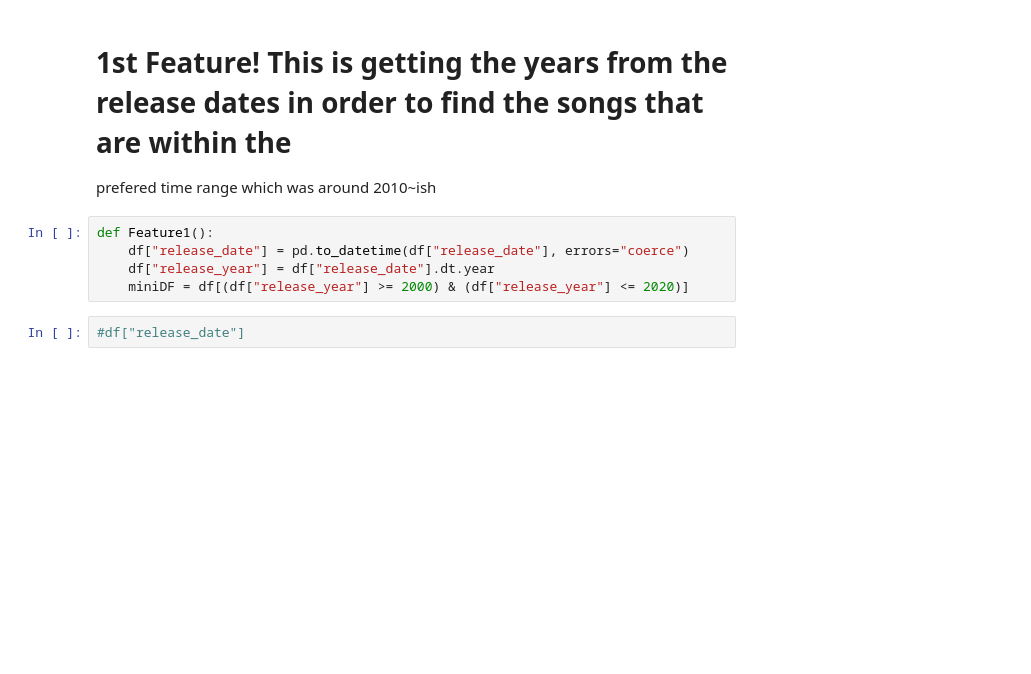
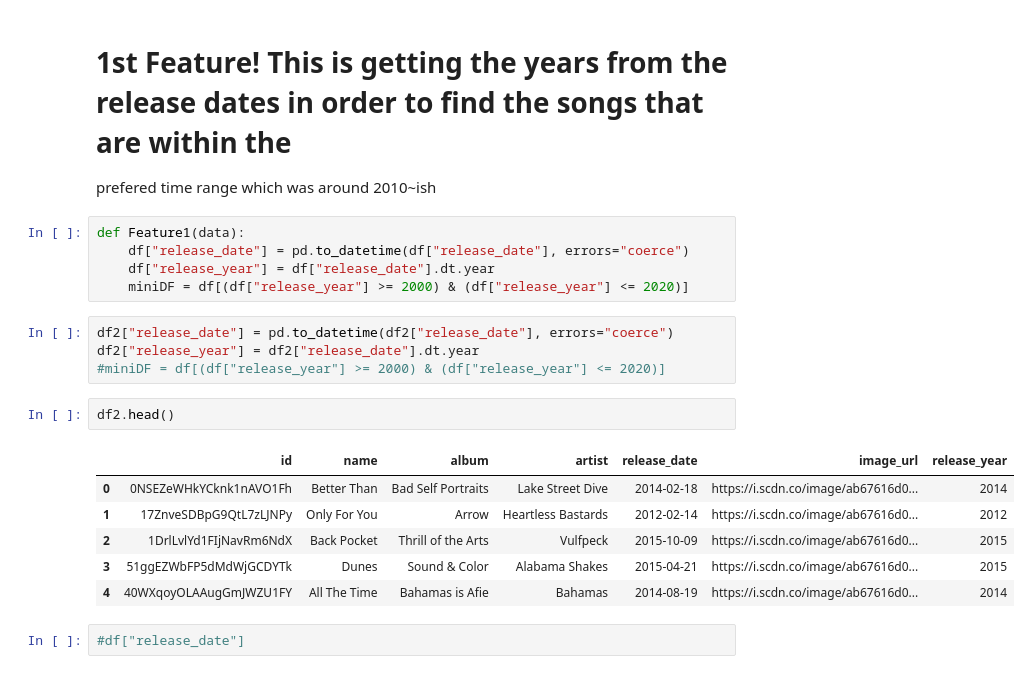
Before and after one commit to hgraoui/ML, a Jupyter notebook: Spotify Spindt/one i need.ipynb, the cells around one changed output. Cells and saved outputs as stored; diff of their text form; blank space fills up the shorter version.

```diff
--- a/Spotify Spindt/one i need.ipynb
+++ b/Spotify Spindt/one i need.ipynb
@@ -51,10 +58,23 @@ def VettingPL():
 # 1st Feature! This is getting the years from the release dates in order to find the songs that are within the
 prefered time range which was around 2010~ish
 # %%
-def Feature1():
+def Feature1(data):
     df["release_date"] = pd.to_datetime(df["release_date"], errors="coerce")
     df["release_year"] = df["release_date"].dt.year
     miniDF = df[(df["release_year"] >= 2000) & (df["release_year"] <= 2020)]
+# %%
+df2["release_date"] = pd.to_datetime(df2["release_date"], errors="coerce")
+df2["release_year"] = df2["release_date"].dt.year
+#miniDF = df[(df["release_year"] >= 2000) & (df["release_year"] <= 2020)]
+# %%
+df2.head()
+# %% [output]
+|  | id | name | album | artist | release_date | image_url | release_year |
+| 0 | 0NSEZeWHkYCknk1nAVO1Fh | Better Than | Bad Self Portraits | Lake Street Dive | 2014-02-18 | https://i.scdn.co/image/ab67616d0... | 2014 |
+| 1 | 17ZnveSDBpG9QtL7zLJNPy | Only For You | Arrow | Heartless Bastards | 2012-02-14 | https://i.scdn.co/image/ab67616d0... | 2012 |
+| 2 | 1DrlLvlYd1FIjNavRm6NdX | Back Pocket | Thrill of the Arts | Vulfpeck | 2015-10-09 | https://i.scdn.co/image/ab67616d0... | 2015 |
+| 3 | 51ggEZWbFP5dMdWjGCDYTk | Dunes | Sound & Color | Alabama Shakes | 2015-04-21 | https://i.scdn.co/image/ab67616d0... | 2015 |
+| 4 | 40WXqoyOLAAugGmJWZU1FY | All The Time | Bahamas is Afie | Bahamas | 2014-08-19 | https://i.scdn.co/image/ab67616d0... | 2014 |
 # %%
 #df["release_date"]
 # %%
```
Also changed, not shown: parts of 20 cells of this notebook.
